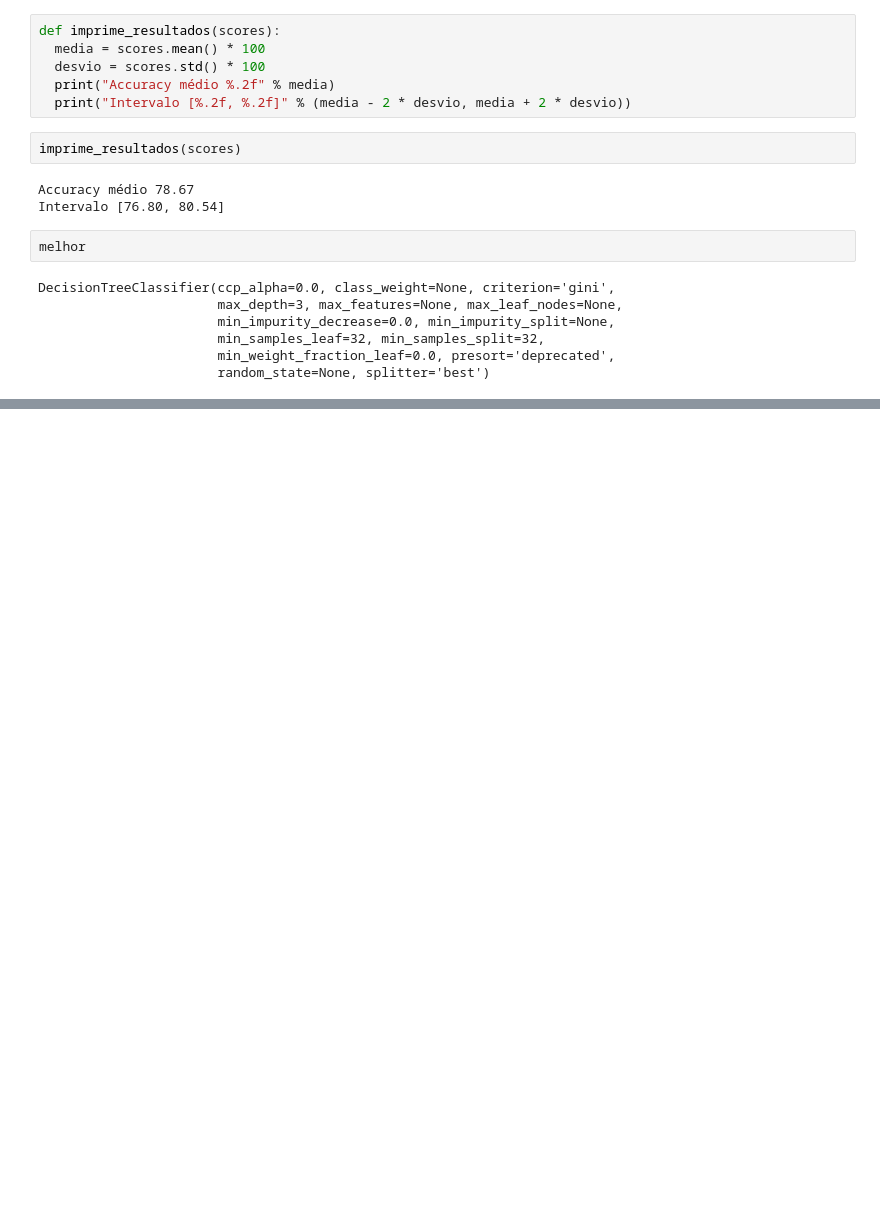
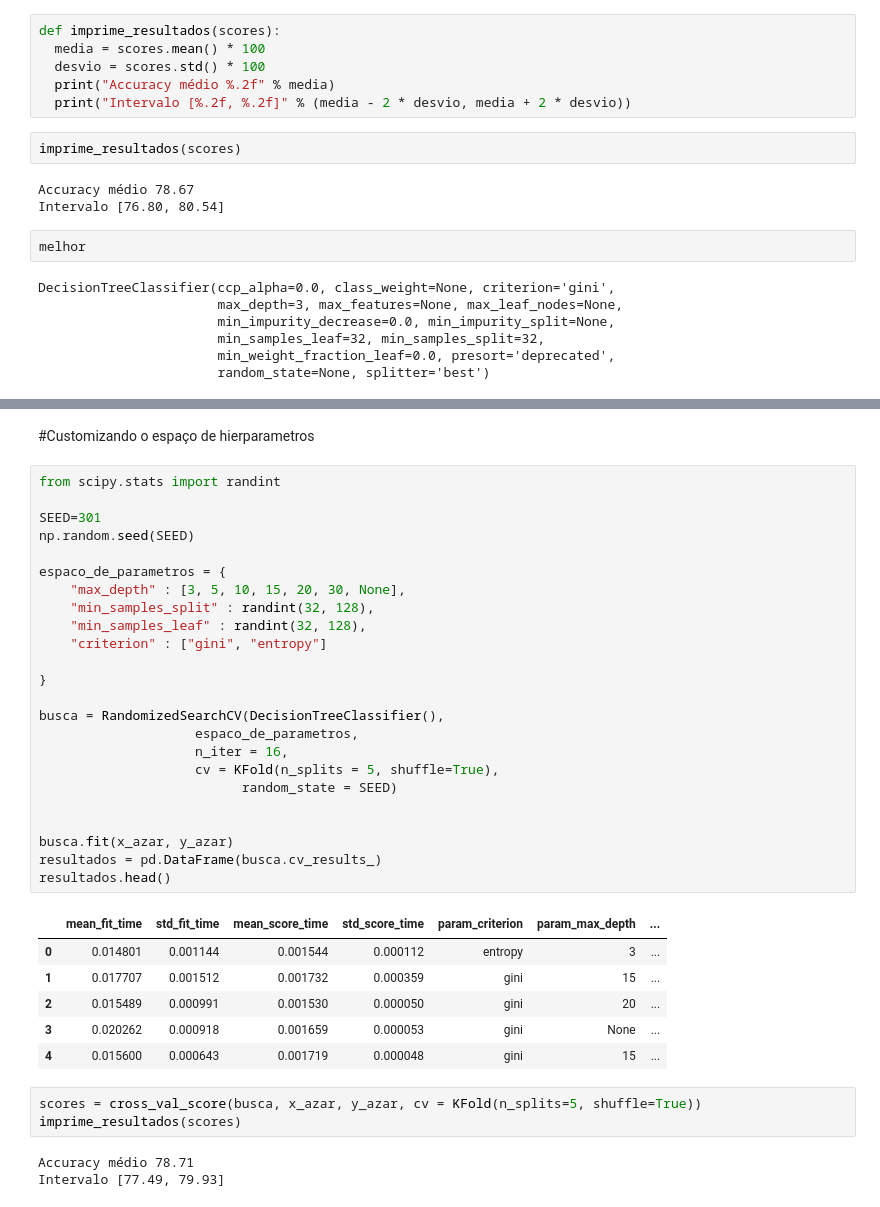
Before and after one commit to Frinhani/LearningMachineLearning, a Jupyter notebook: Introdução_a_Machine_Learning_Otimização.ipynb, the cells around one changed output, grey strips where cells are left out. Cells and saved outputs as stored; diff of their text form; blank space fills up the shorter version.

```diff
--- a/Introdução_a_Machine_Learning_Otimização.ipynb
+++ b/Introdução_a_Machine_Learning_Otimização.ipynb
@@ -677,0 +764,39 @@ graph
+# %% [markdown]
+#Customizando o espaço de hierparametros
+# %%
+from scipy.stats import randint
+
+SEED=301
+np.random.seed(SEED)
+
+espaco_de_parametros = {
+    "max_depth" : [3, 5, 10, 15, 20, 30, None],
+    "min_samples_split" : randint(32, 128),
+    "min_samples_leaf" : randint(32, 128),
+    "criterion" : ["gini", "entropy"]
+
+}
+
+busca = RandomizedSearchCV(DecisionTreeClassifier(),
+                    espaco_de_parametros,
+                    n_iter = 16,
+                    cv = KFold(n_splits = 5, shuffle=True),
+                          random_state = SEED)
+
+
+busca.fit(x_azar, y_azar)
+resultados = pd.DataFrame(busca.cv_results_)
+resultados.head()
+# %% [output]
+|  | mean_fit_time | std_fit_time | mean_score_time | std_score_time | param_criterion | param_max_depth | ... |
+| 0 | 0.014801 | 0.001144 | 0.001544 | 0.000112 | entropy | 3 | ... |
+| 1 | 0.017707 | 0.001512 | 0.001732 | 0.000359 | gini | 15 | ... |
+| 2 | 0.015489 | 0.000991 | 0.001530 | 0.000050 | gini | 20 | ... |
+| 3 | 0.020262 | 0.000918 | 0.001659 | 0.000053 | gini | None | ... |
+| 4 | 0.015600 | 0.000643 | 0.001719 | 0.000048 | gini | 15 | ... |
+# %%
+scores = cross_val_score(busca, x_azar, y_azar, cv = KFold(n_splits=5, shuffle=True))
+imprime_resultados(scores)
+# %% [output]
+Accuracy médio 78.71
+Intervalo [77.49, 79.93]
```
Also changed, not shown: parts of 31 cells of this notebook.
